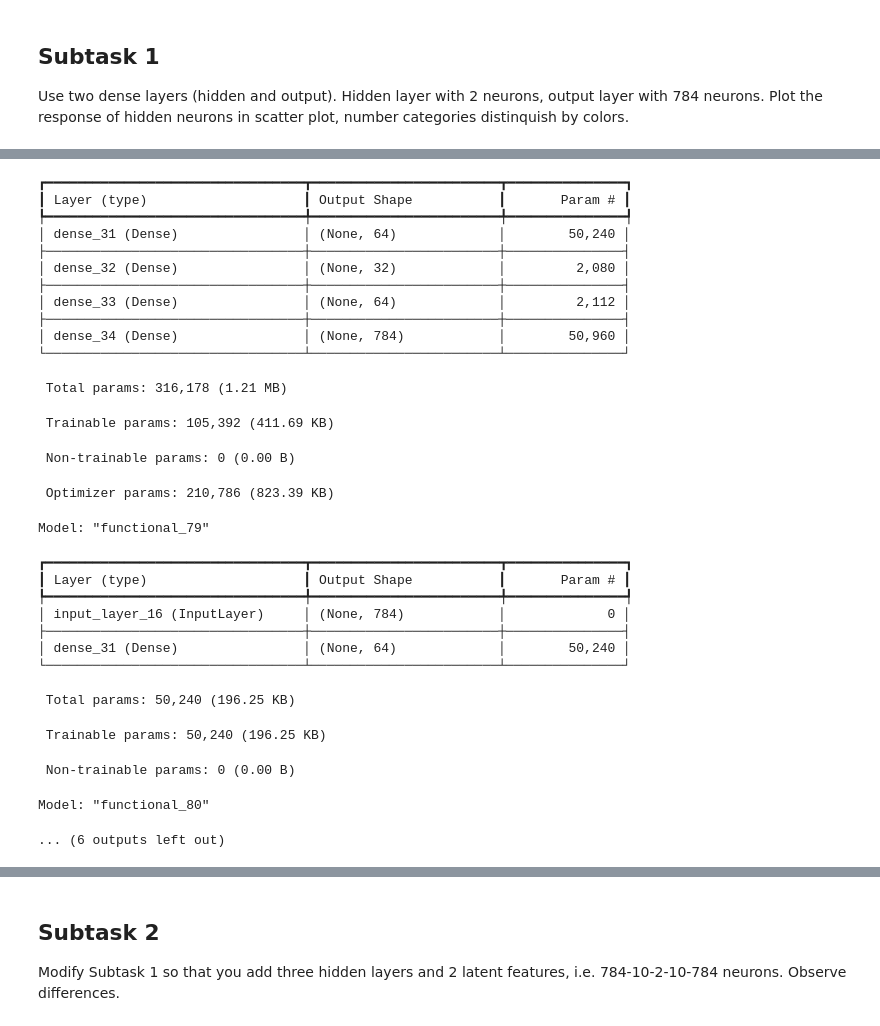
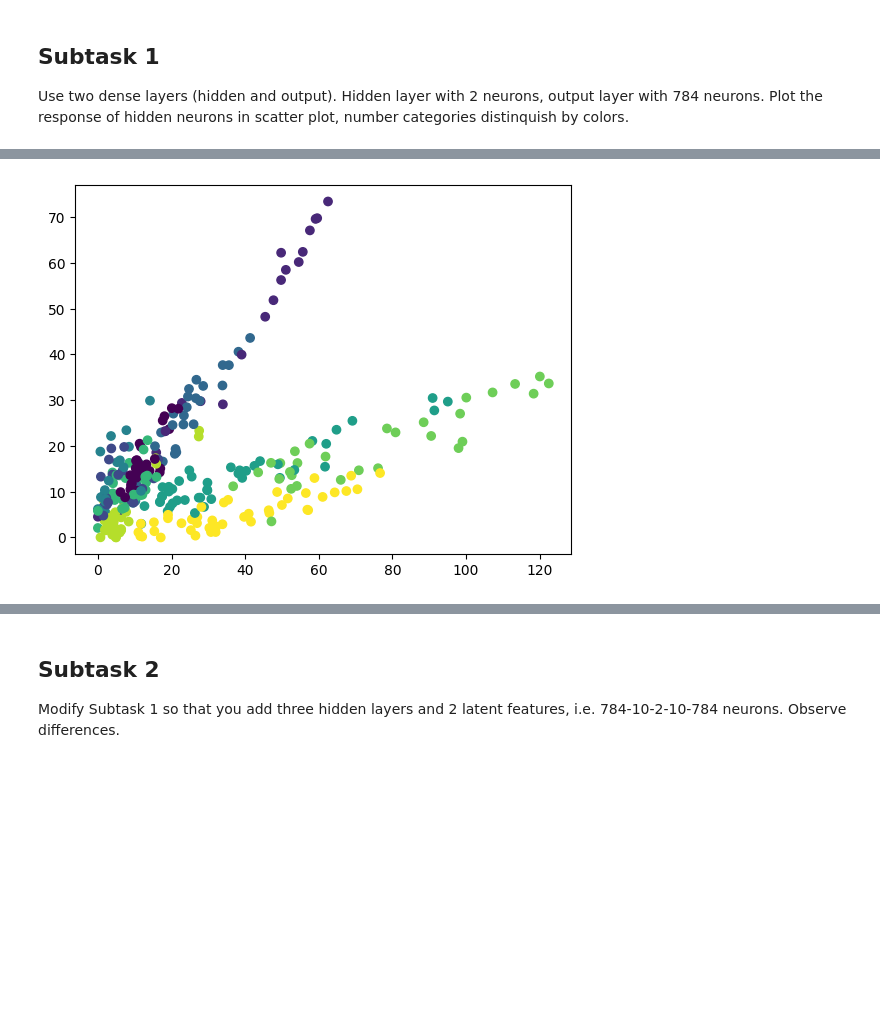
Before and after one commit to tushargarg18/Computational_Intelligence, a Jupyter notebook: lab3_stud.ipynb, the cells around one changed output, grey strips where cells are left out. Cells and saved outputs as stored; diff of their text form; code cells hidden in the pictures; blank space fills up the shorter version.

```diff
--- a/lab3_stud.ipynb
+++ b/lab3_stud.ipynb
@@ -359,11 +385,11 @@ plt.show()
 # dividing the model into encoder and decoder
 s_model = tf.keras.models.load_model('/content/drive/MyDrive/Colab Notebooks/ae_model.keras')
 
-s_model.summary()
-enc_model = tf.keras.models.Model(inputs = s_model.layers[0].input, outputs = s_model.layers[0].output)
-enc_model.summary()
-dec_model = tf.keras.models.Model(inputs=s_model.layers[1].input, outputs = s_model.layers[-1].output)
-dec_model.summary()
+#s_model.summary()
+enc_model = tf.keras.models.Model(inputs = s_model.layers[0].input, outputs = s_model.layers[2].output)
+#enc_model.summary()
+dec_model = tf.keras.models.Model(inputs=s_model.layers[3].input, outputs = s_model.layers[-1].output)
+#dec_model.summary()
 
 
 # generation of lspace graph
@@ -379,31 +406,4 @@ Model: "sequential_14"
-┏━━━━━━━━━━━━━━━━━━━━━━━━━━━━━━━━━┳━━━━━━━━━━━━━━━━━━━━━━━━┳━━━━━━━━━━━━━━━┓
-┃ Layer (type)                    ┃ Output Shape           ┃       Param # ┃
-┡━━━━━━━━━━━━━━━━━━━━━━━━━━━━━━━━━╇━━━━━━━━━━━━━━━━━━━━━━━━╇━━━━━━━━━━━━━━━┩
-│ dense_31 (Dense)                │ (None, 64)             │        50,240 │
-├─────────────────────────────────┼────────────────────────┼───────────────┤
-│ dense_32 (Dense)                │ (None, 32)             │         2,080 │
-├─────────────────────────────────┼────────────────────────┼───────────────┤
-│ dense_33 (Dense)                │ (None, 64)             │         2,112 │
-├─────────────────────────────────┼────────────────────────┼───────────────┤
-│ dense_34 (Dense)                │ (None, 784)            │        50,960 │
-└─────────────────────────────────┴────────────────────────┴───────────────┘
- Total params: 316,178 (1.21 MB)
- Trainable params: 105,392 (411.69 KB)
- Non-trainable params: 0 (0.00 B)
- Optimizer params: 210,786 (823.39 KB)
-Model: "functional_79"
-┏━━━━━━━━━━━━━━━━━━━━━━━━━━━━━━━━━┳━━━━━━━━━━━━━━━━━━━━━━━━┳━━━━━━━━━━━━━━━┓
-┃ Layer (type)                    ┃ Output Shape           ┃       Param # ┃
-┡━━━━━━━━━━━━━━━━━━━━━━━━━━━━━━━━━╇━━━━━━━━━━━━━━━━━━━━━━━━╇━━━━━━━━━━━━━━━┩
-│ input_layer_16 (InputLayer)     │ (None, 784)            │             0 │
-├─────────────────────────────────┼────────────────────────┼───────────────┤
-│ dense_31 (Dense)                │ (None, 64)             │        50,240 │
-└─────────────────────────────────┴────────────────────────┴───────────────┘
- Total params: 50,240 (196.25 KB)
- Trainable params: 50,240 (196.25 KB)
- Non-trainable params: 0 (0.00 B)
-Model: "functional_80"
-... (6 outputs left out)
+[figure, added]
 # %%
 import matplotlib.pyplot as plt
 import numpy as np
```
Also changed, not shown: parts of 17 cells of this notebook.
